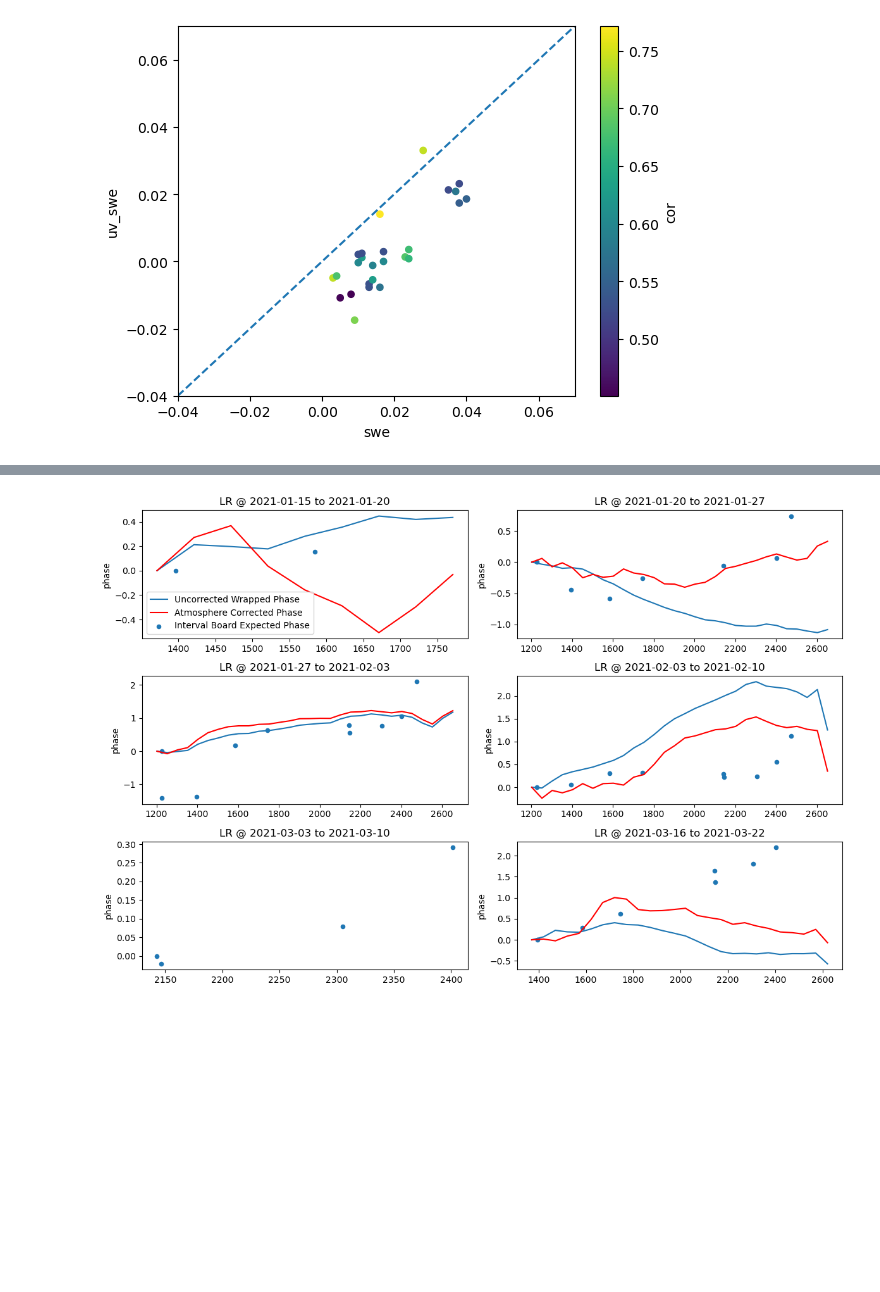
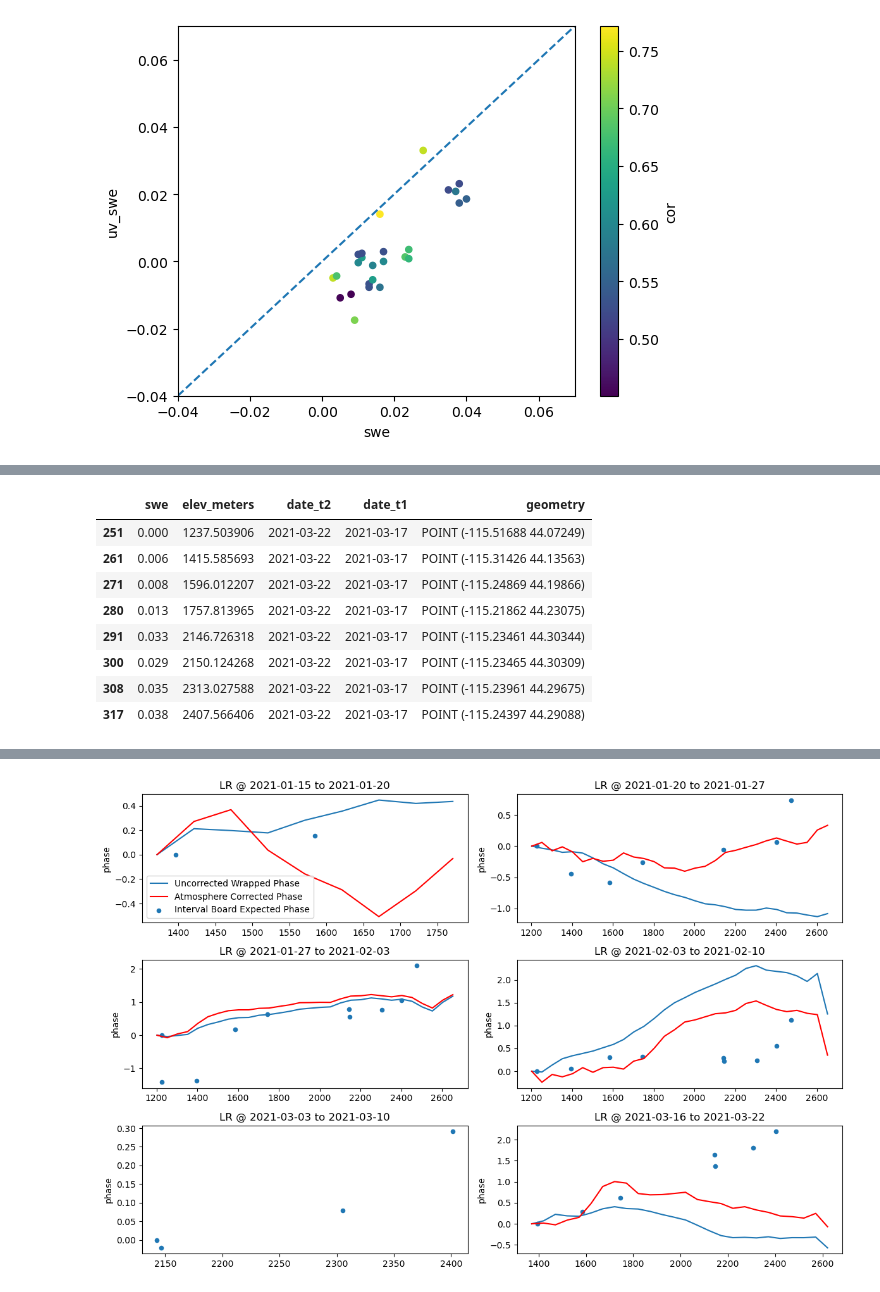
Before and after one commit to ZachHoppinen/uavsar-validation, a Jupyter notebook: src/compare/interval/main_interval.ipynb, the cells around one changed output, grey strips where cells are left out. Cells and saved outputs as stored; diff of their text form; code cells hidden in the pictures; blank space fills up the shorter version.

```diff
--- a/src/compare/interval/main_interval.ipynb
+++ b/src/compare/interval/main_interval.ipynb
@@ -172,3 +174,15 @@ plt.savefig('/bsuhome/zacharykeskinen/uavsar-validation/figures/interval/lowman_
+# %%
+flight_boards
+# %% [output]
+|  | swe | elev_meters | date_t2 | date_t1 | geometry |
+| 251 | 0.000 | 1237.503906 | 2021-03-22 | 2021-03-17 | POINT (-115.51688 44.07249) |
+| 261 | 0.006 | 1415.585693 | 2021-03-22 | 2021-03-17 | POINT (-115.31426 44.13563) |
+| 271 | 0.008 | 1596.012207 | 2021-03-22 | 2021-03-17 | POINT (-115.24869 44.19866) |
+| 280 | 0.013 | 1757.813965 | 2021-03-22 | 2021-03-17 | POINT (-115.21862 44.23075) |
+| 291 | 0.033 | 2146.726318 | 2021-03-22 | 2021-03-17 | POINT (-115.23461 44.30344) |
+| 300 | 0.029 | 2150.124268 | 2021-03-22 | 2021-03-17 | POINT (-115.23465 44.30309) |
+| 308 | 0.035 | 2313.027588 | 2021-03-22 | 2021-03-17 | POINT (-115.23961 44.29675) |
+| 317 | 0.038 | 2407.566406 | 2021-03-22 | 2021-03-17 | POINT (-115.24397 44.29088) |
 # %%
 import contextily as ctx
 fig, ax = plt.subplots()
```
Also changed, not shown: parts of 2 cells of this notebook, 2 other files.
